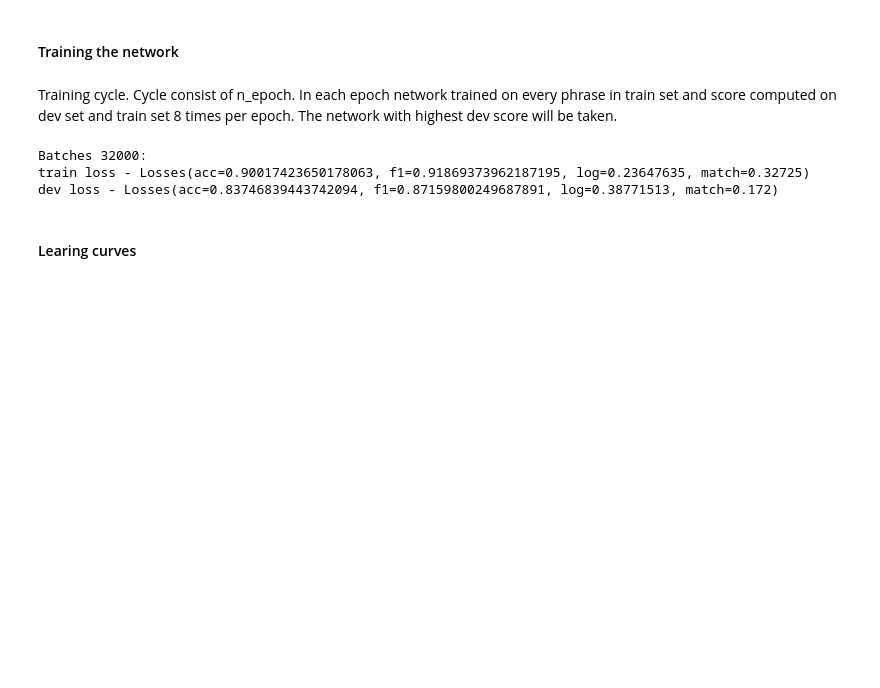
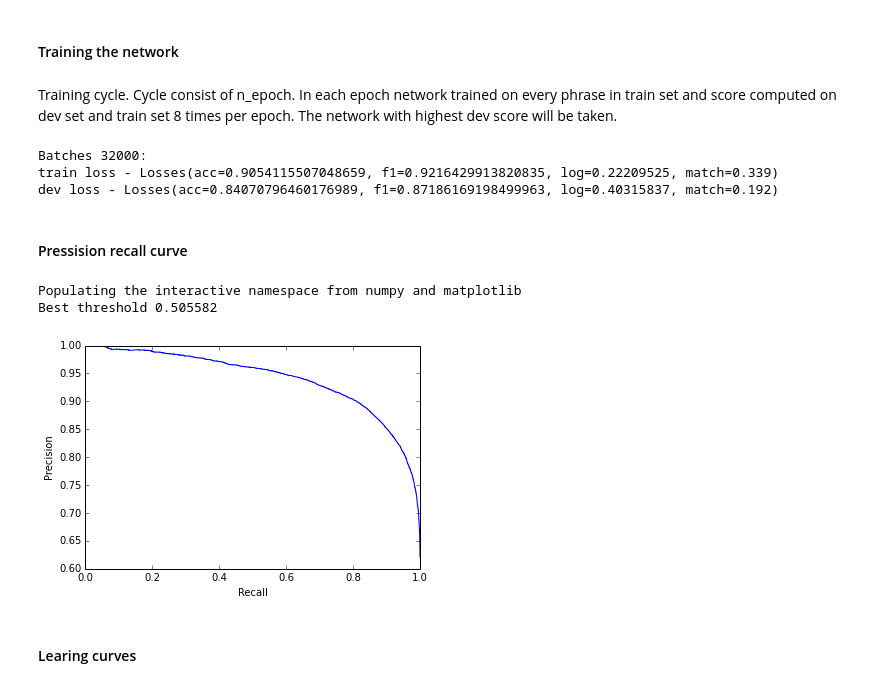
Before and after one commit to AliaksandrSiarohin/sentence-compressor, a Jupyter notebook: sentence-compressor.ipynb, the cells around one changed output. Drawn from its saved outputs; the diff is of its cells as text; code cells hidden in the pictures; blank space fills up the shorter version.

```diff
--- a/sentence-compressor.ipynb
+++ b/sentence-compressor.ipynb
@@ -162,7 +162,7 @@ from IPython.display import clear_output
 Losses = namedtuple("Losses", "acc f1 log match")
 
 
-def compute_loss(dataset):
+def compute_loss(dataset, threshold = 0.5):
     Y_true = []
     Y_predicted = []
     log_scores = []
@@ -170,7 +170,7 @@ def compute_loss(dataset):
     for X_emb, X_tag, Y in iterate(dataset, False):
         Y_true.append(Y)
         log_scores.append(compute_cost_func(X_emb, X_tag, Y))
-        p = (probs_func(X_emb, X_tag)[:,1] > 0.5).astype(int)
+        p = (probs_func(X_emb, X_tag)[:,1] > threshold).astype(int)
         Y_predicted.append(p)
         count_total_match += np.array_equal(Y, p)
 
@@ -221,8 +221,36 @@ train_loss, dev_loss, best_weight = trainig_cycle(4, batches_per_epoch)
 lasagne.layers.set_all_param_values(network, best_weight)
 # %% [output]
 Batches 32000:
-train loss - Losses(acc=0.90017423650178063, f1=0.91869373962187195, log=0.23647635, match=0.32725)
-dev loss - Losses(acc=0.83746839443742094, f1=0.87159800249687891, log=0.38771513, match=0.172)
+train loss - Losses(acc=0.9054115507048659, f1=0.9216429913820835, log=0.22209525, match=0.339)
+dev loss - Losses(acc=0.84070796460176989, f1=0.87186169198499963, log=0.40315837, match=0.192)
+# %% [markdown]
+#### Pressision recall curve
+# %%
+%pylab inline
+from sklearn.metrics import precision_recall_curve
+
+Y_predicted = []
+Y_true = []
+for i, (X_emb, X_tag, Y) in enumerate(iterate(dev_set, False)):
+    predictions = probs_func(X_emb, X_tag)[:, 1]
+    Y_predicted += list(predictions)
+    Y_true += list(Y)
+
+precision, recall, thresholds = precision_recall_curve(Y_true, Y_predicted)
+
+max_f1, best_threshold = max(map(lambda t: ( 2 * (t[0] * t[1]) / (t[0] + t[1]) ,t[2]), zip(precision, recall, thresholds)))
+best_threshold = 1 - best_threshold
+print ("Best threshold %f" % best_threshold)
+
+plt.plot(recall, precision, label='Precision-Recall curve')
+plt.xlabel('Recall')
+plt.ylabel('Precision')
+plt.savefig("report/precision_recal_curve.pdf")
+plt.show()
+# %% [output]
+Populating the interactive namespace from numpy and matplotlib
+Best threshold 0.505582
+[figure, added]
 # %% [markdown]
 #### Learing curves
 # %%
```
Also changed, not shown: parts of 8 cells of this notebook, 8 other files.
